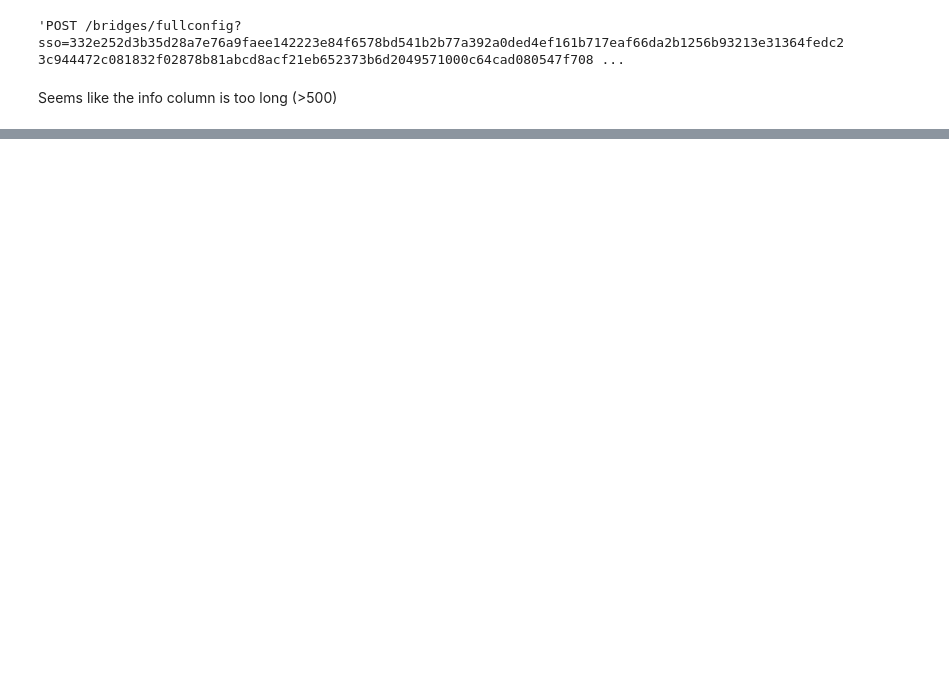
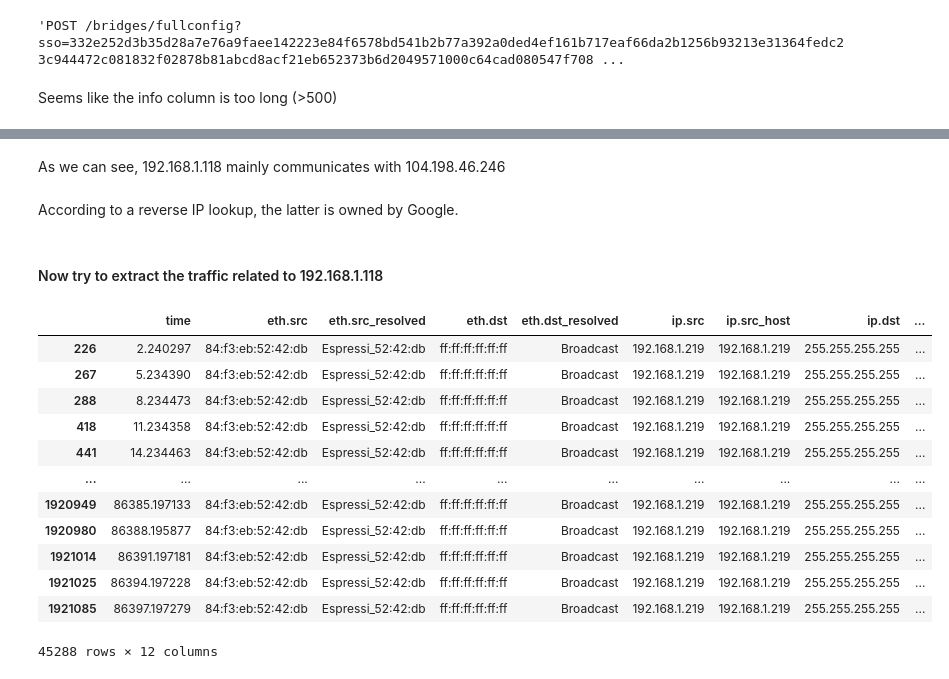
Before and after one commit to fnascimento-pucrs/IDS_dataset_exploration, a Jupyter notebook: IoT_benign_attack_traces/Exploration.ipynb, the cells around one changed output, grey strips where cells are left out. Drawn from its saved outputs; the diff is of its cells as text; code cells hidden in the pictures; blank space fills up the shorter version.

```diff
--- a/IoT_benign_attack_traces/Exploration.ipynb
+++ b/IoT_benign_attack_traces/Exploration.ipynb
@@ -79,0 +200,23 @@ Seems like the info column is too long (>500)
+# %% [markdown]
+As we can see, 192.168.1.118 mainly communicates with 104.198.46.246
+# %% [markdown]
+According to a reverse IP lookup, the latter is owned by Google.
+# %% [markdown]
+#### Now try to extract the traffic related to 192.168.1.118
+# %%
+df[(df['ip.src'] == '192.168.1.118') | (df['ip.dst'] == '192.168.1.118') | (df['ip.dst'] == '255.255.255.255')]
+# Note that we should also include multicasts that comprise 192.168.1.118, and broadcast
+# %% [output]
+|  | time | eth.src | eth.src_resolved | eth.dst | eth.dst_resolved | ip.src | ip.src_host | ip.dst | ... |
+| 226 | 2.240297 | 84:f3:eb:52:42:db | Espressi_52:42:db | ff:ff:ff:ff:ff:ff | Broadcast | 192.168.1.219 | 192.168.1.219 | 255.255.255.255 | ... |
+| 267 | 5.234390 | 84:f3:eb:52:42:db | Espressi_52:42:db | ff:ff:ff:ff:ff:ff | Broadcast | 192.168.1.219 | 192.168.1.219 | 255.255.255.255 | ... |
+| 288 | 8.234473 | 84:f3:eb:52:42:db | Espressi_52:42:db | ff:ff:ff:ff:ff:ff | Broadcast | 192.168.1.219 | 192.168.1.219 | 255.255.255.255 | ... |
+| 418 | 11.234358 | 84:f3:eb:52:42:db | Espressi_52:42:db | ff:ff:ff:ff:ff:ff | Broadcast | 192.168.1.219 | 192.168.1.219 | 255.255.255.255 | ... |
+| 441 | 14.234463 | 84:f3:eb:52:42:db | Espressi_52:42:db | ff:ff:ff:ff:ff:ff | Broadcast | 192.168.1.219 | 192.168.1.219 | 255.255.255.255 | ... |
+| ... | ... | ... | ... | ... | ... | ... | ... | ... | ... |
+| 1920949 | 86385.197133 | 84:f3:eb:52:42:db | Espressi_52:42:db | ff:ff:ff:ff:ff:ff | Broadcast | 192.168.1.219 | 192.168.1.219 | 255.255.255.255 | ... |
+| 1920980 | 86388.195877 | 84:f3:eb:52:42:db | Espressi_52:42:db | ff:ff:ff:ff:ff:ff | Broadcast | 192.168.1.219 | 192.168.1.219 | 255.255.255.255 | ... |
+| 1921014 | 86391.197181 | 84:f3:eb:52:42:db | Espressi_52:42:db | ff:ff:ff:ff:ff:ff | Broadcast | 192.168.1.219 | 192.168.1.219 | 255.255.255.255 | ... |
+| 1921025 | 86394.197228 | 84:f3:eb:52:42:db | Espressi_52:42:db | ff:ff:ff:ff:ff:ff | Broadcast | 192.168.1.219 | 192.168.1.219 | 255.255.255.255 | ... |
+| 1921085 | 86397.197279 | 84:f3:eb:52:42:db | Espressi_52:42:db | ff:ff:ff:ff:ff:ff | Broadcast | 192.168.1.219 | 192.168.1.219 | 255.255.255.255 | ... |
+45288 rows × 12 columns
```
Also changed, not shown: parts of 31 cells of this notebook, 1 other file.
